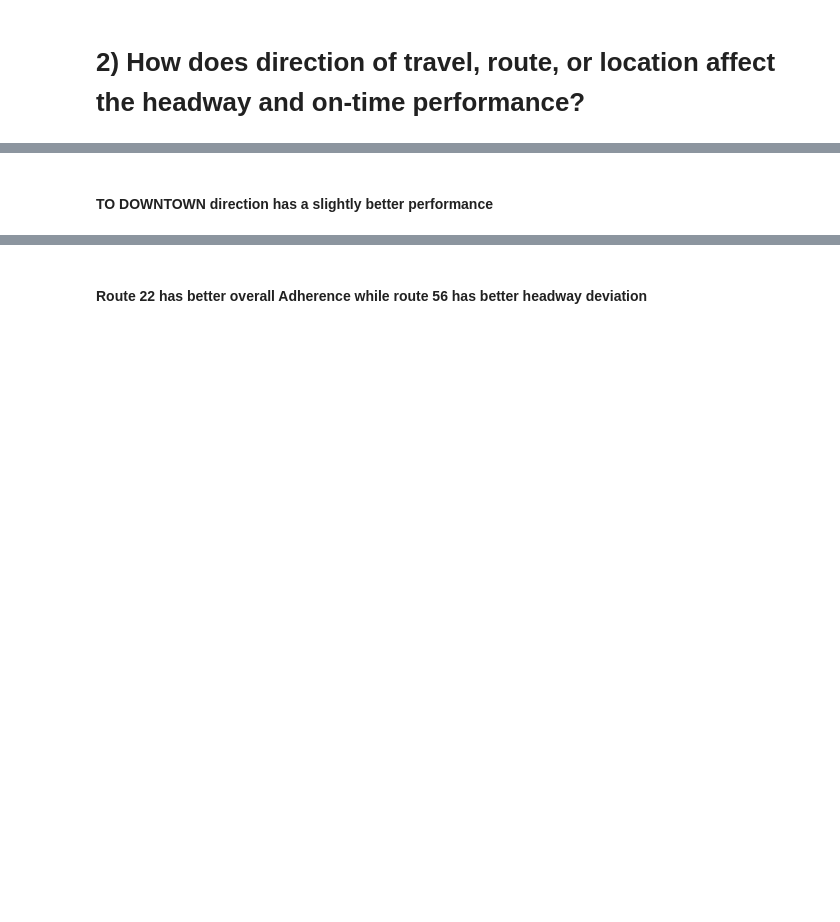
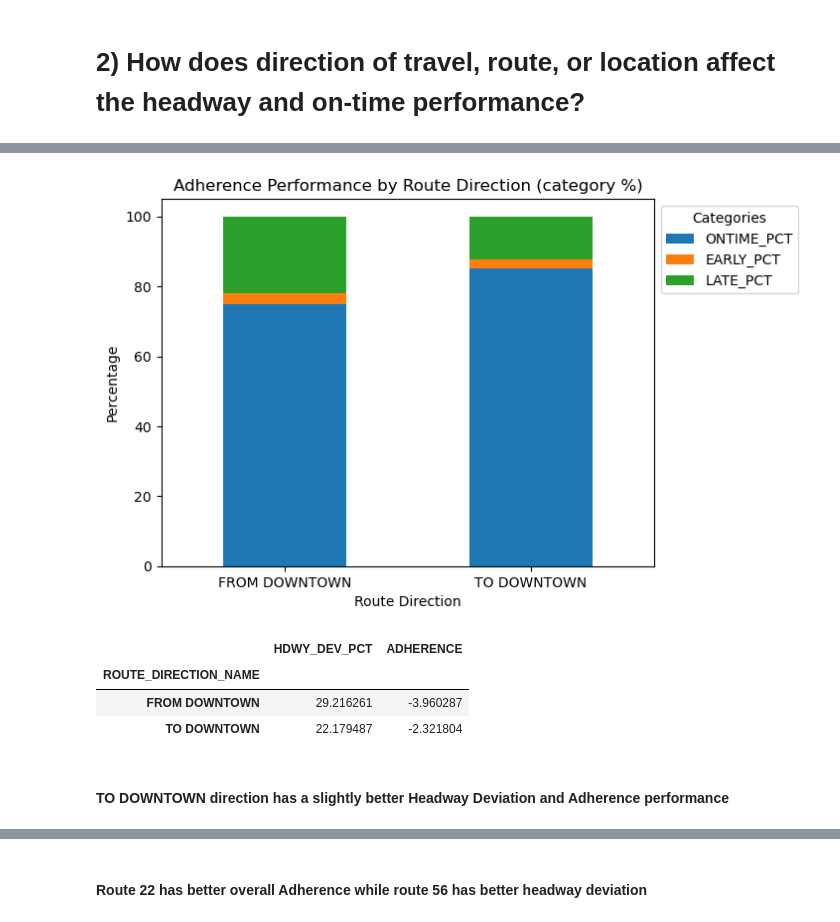
Before and after one commit to NSS-Data-Analytics-Cohort-11/wego-caesars-legion, a Jupyter notebook: notebooks/wego-derekbeistad-caesars-legion.ipynb, the cells around one changed output, grey strips where cells are left out. Drawn from its saved outputs; the diff is of its cells as text; code cells hidden in the pictures; blank space fills up the shorter version.

```diff
--- a/notebooks/wego-derekbeistad-caesars-legion.ipynb
+++ b/notebooks/wego-derekbeistad-caesars-legion.ipynb
@@ -132,2 +216,39 @@ wego.groupby('ROUTE_DIRECTION_NAME')[['ADHERENCE', 'HDWY_DEV']].describe()
+# %%
+# Create new df for Headway columns grouped by Route Direction
+route_ad_direction_totals = (
+    wego.groupby('ROUTE_DIRECTION_NAME')
+         [['ADJUSTED_ONTIME_COUNT', 'ADJUSTED_LATE_COUNT', 'ADJUSTED_EARLY_COUNT']]
+         .sum()
+)
+# %%
+# Create new total column for each row
+route_ad_direction_totals['TOTALS'] = route_ad_direction_totals.sum(axis=1)
+# %%
+# Create new percentage column for each category
+route_ad_direction_totals.loc[:, 'ONTIME_PCT'] = (route_ad_direction_totals['ADJUSTED_ONTIME_COUNT'] /
+                                                  route_ad_direction_totals['TOTALS'] * 100)
+route_ad_direction_totals.loc[:, 'EARLY_PCT'] = (route_ad_direction_totals['ADJUSTED_EARLY_COUNT'] /
+                                                 route_ad_direction_totals['TOTALS'] * 100)
+route_ad_direction_totals.loc[:, 'LATE_PCT'] = (route_ad_direction_totals['ADJUSTED_LATE_COUNT'] /
+                                                  route_ad_direction_totals['TOTALS'] * 100)
+# %%
+# Route Direction Adherence graph
+ax = (
+    route_ad_direction_totals[['ONTIME_PCT', 'EARLY_PCT', 'LATE_PCT']]
+).plot(kind='bar', stacked=True)
+ax.set(title = 'Adherence Performance by Route Direction (category %)',
+        xlabel = 'Route Direction',
+       ylabel = 'Percentage')
+ax.legend(title = 'Categories', bbox_to_anchor=(1, 1))
+ax.tick_params(axis='x', rotation=0)
+# %% [output]
+[figure, added]
+# %%
+wego.groupby('ROUTE_DIRECTION_NAME')[['HDWY_DEV_PCT', 'ADHERENCE']].mean()
+# %% [output]
+|  | HDWY_DEV_PCT | ADHERENCE |
+| ROUTE_DIRECTION_NAME |  |  |
+| FROM DOWNTOWN | 29.216261 | -3.960287 |
+| TO DOWNTOWN | 22.179487 | -2.321804 |
 # %% [markdown]
-#### TO DOWNTOWN direction has a slightly better performance
+#### TO DOWNTOWN direction has a slightly better Headway Deviation and Adherence performance
```
Also changed, not shown: parts of 37 cells of this notebook.
